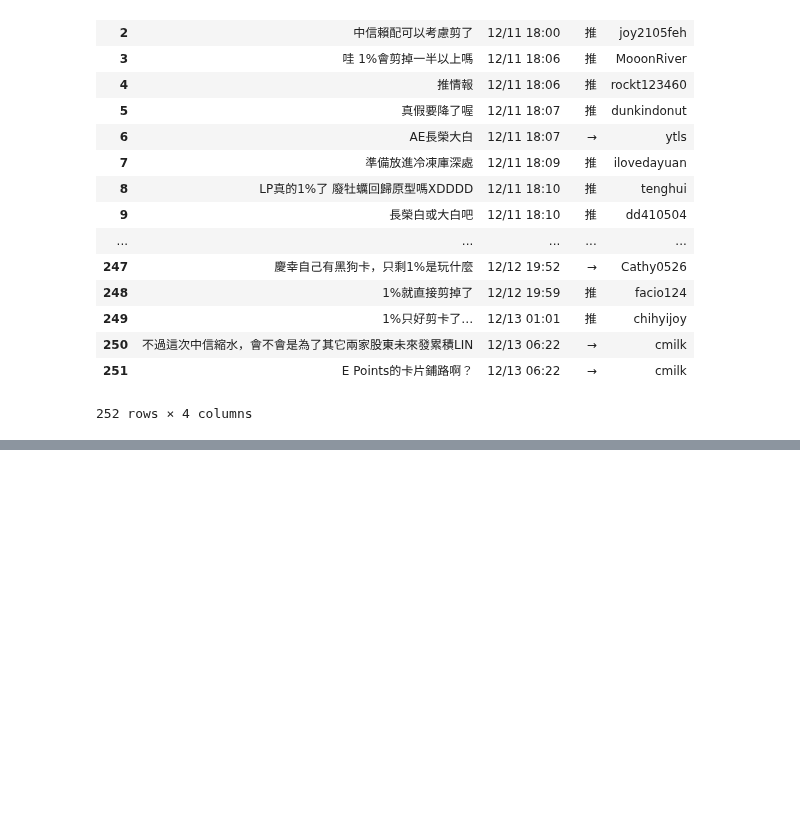
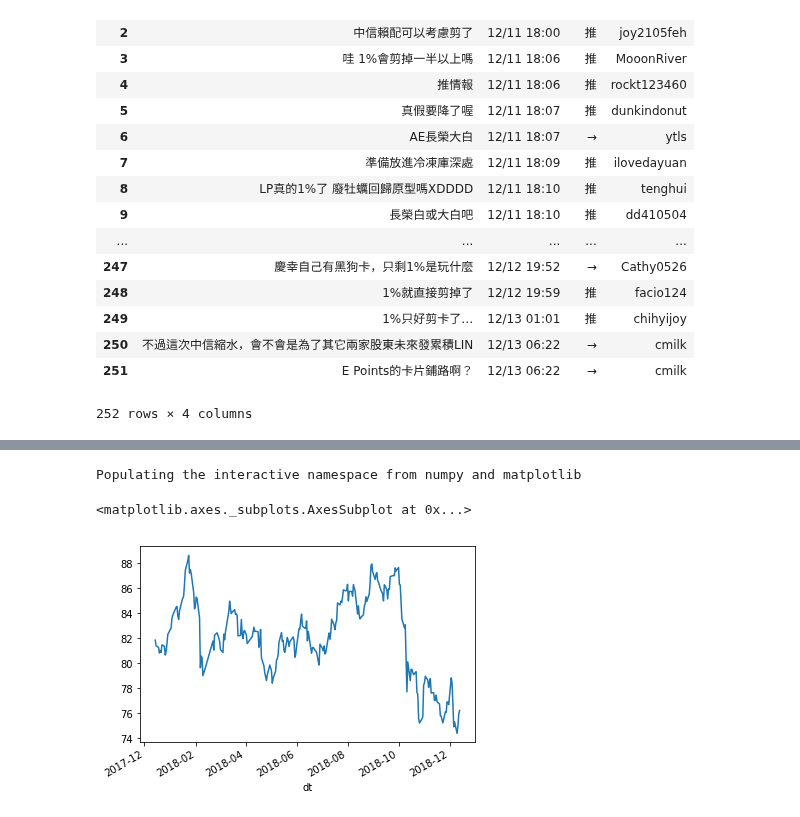
Before and after one commit to ywchiu/ctbc, a Jupyter notebook: Demo20181214.ipynb, the cells around one changed output, grey strips where cells are left out. Drawn from its saved outputs; the diff is of its cells as text; code cells hidden in the pictures; blank space fills up the shorter version.

```diff
--- a/Demo20181214.ipynb
+++ b/Demo20181214.ipynb
@@ -545,0 +558,17 @@ pushdf
+# %%
+fund = pandas.DataFrame(dataary)
+# %%
+fund.columns = ['dt', 'val']
+# %%
+from datetime import datetime
+fund['dt'] = fund['dt'].map(lambda e : datetime.strptime(e,'%Y%m%d'))
+# %%
+fund.set_index('dt', inplace=True)
+# %%
+%pylab inline
+fund['val'] =fund['val'].astype(float)
+fund['val'].plot(kind = 'line')
+# %% [output]
+Populating the interactive namespace from numpy and matplotlib
+<matplotlib.axes._subplots.AxesSubplot at 0x...>
+[figure, added]
```
Also changed, not shown: parts of 4 cells of this notebook.
